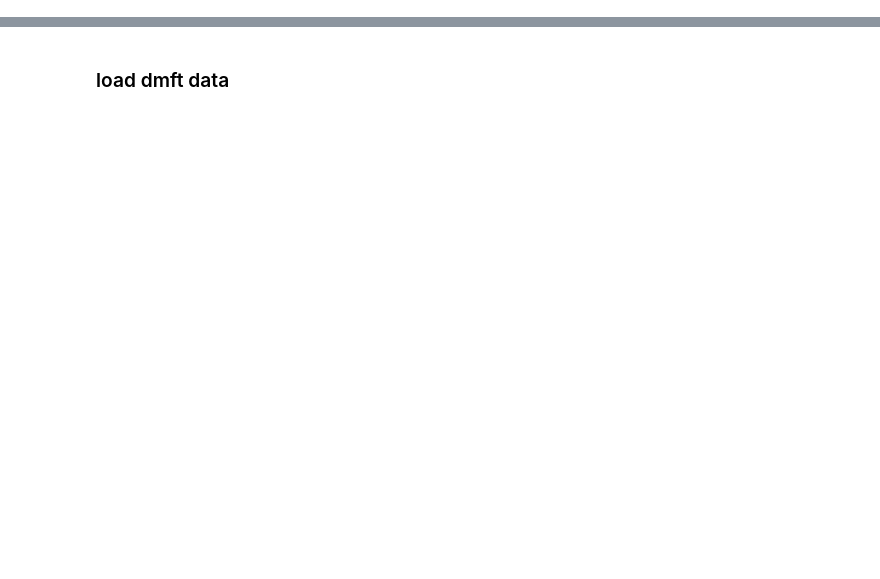
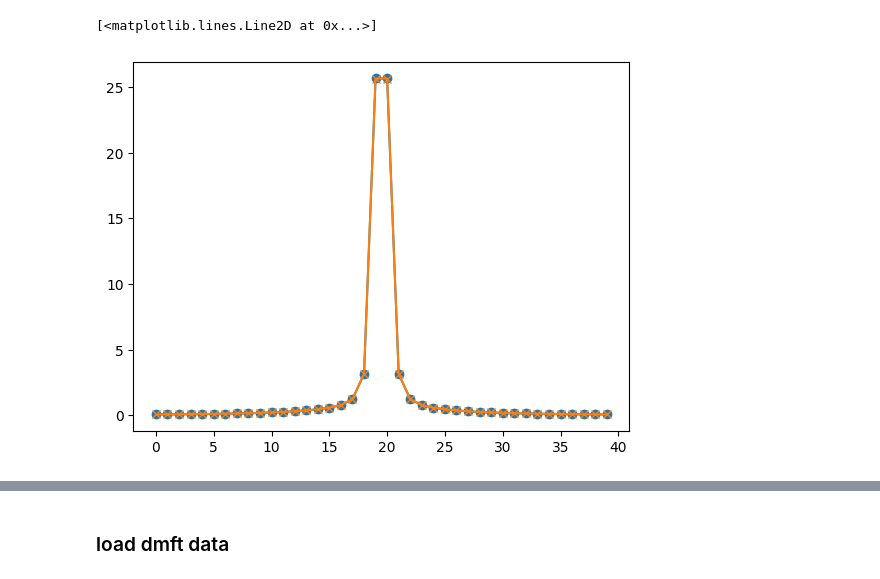
Before and after one commit to emoghadas/lDGA, a Jupyter notebook: example/lDGA_test.ipynb, the cells around one changed output, grey strips where cells are left out. Saved outputs shown, nothing was run; the diff lists cells and outputs as text; code cells hidden in the pictures; blank space fills up the shorter version.

```diff
--- a/example/lDGA_test.ipynb
+++ b/example/lDGA_test.ipynb
@@ -25,0 +119,13 @@ plt.plot(chi_w, ".-")
+# %%
+nq = 4
+nk0 = 2*nq-2
+qpoints = np.linspace(0,np.pi,nq,endpoint=True)
+qpoints_full = np.linspace(-np.pi,np.pi,nk0,endpoint=False)
+q_grid, weights = irr_q_grid(qpoints)
+
+q = np.linspace(-np.pi,np.pi,nk0,endpoint=False)
+q_grid_full = np.meshgrid(q,q)
+q_grid_full = np.array(q_grid_full).reshape(2,-1).T
+
+print(q_grid, weights)
+print(q_grid_full)
@@ -25,0 +150,32 @@ plt.plot(chi_w, ".-")
+# %%
+iw = 0
+
+data = w5.read("gsq0_0_w1_n0_95_2p-2025-03-22-Sat-17-25-49.hdf5")
+chi0 = data.bubble_q(w5.ek(kpoints=nk0, t=1), w5.ek(kpoints=nk0, t=1), biw=iw)
+
+dmft_file = "gsq0_0_w1_n0_95_2p-2025-03-22-Sat-17-25-49.hdf5"
+dga_cfg = cfg.DGA_Config(dmft_file)
+reader = dmft_reader.DMFT_Reader(dga_cfg)
+
+beta = dga_cfg.dmft_dict['beta']
+mu = dga_cfg.dmft_dict['mu']
+U = dga_cfg.dmft_dict['U']
+g = dga_cfg.dmft_dict['giw']
+s = dga_cfg.dmft_dict['siw']
+g2 = dga_cfg.dmft_dict['chi_ph']
+niwf = dga_cfg.niwf
+n4iwf = dga_cfg.n4iwf
+n4iwb = dga_cfg.n4iwb
+kdim = dga_cfg.kdim
+nk = 96
+g0 = 100**(0.5) #dga_cfg.dmft_dict['g0']
+w0 = 100 #dga_cfg.dmft_dict['w0']
+n = dga_cfg.dmft_dict['occ']
+
+chi0_irr = chi0_w_q(beta, mu, s, q_grid, weights, np.array([[0,0]]), n4iwf, n4iwb)
+
+plt.plot(chi0[n4iwf-20:n4iwf+20], "o-")
+plt.plot(chi0_irr[n4iwf-20:n4iwf+20,n4iwb+iw,0], "x-")
+# %% [output]
+[<matplotlib.lines.Line2D at 0x...>]
+[figure, added]
```
Also changed, not shown: parts of 30 cells of this notebook, 2 other files.
